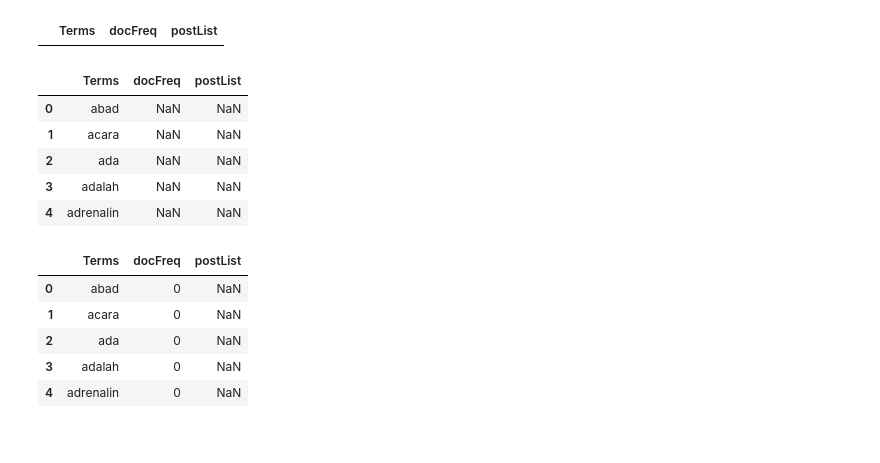
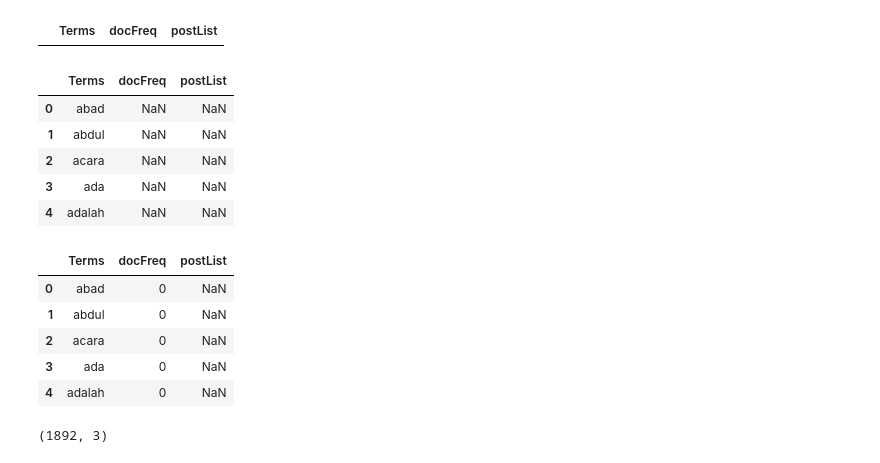
Before and after one commit to lenocahya/ir_wisata_semarang, a Jupyter notebook: index.ipynb, the cells around one changed output. Saved outputs shown, nothing was run; the diff lists cells and outputs as text; code cells hidden in the pictures.

```diff
--- a/index.ipynb
+++ b/index.ipynb
@@ -64,0 +15,4 @@ adrenalin            2
+# %%
+url = "https://raw.githubusercontent.com/lenocahya/ir_wisata_semarang/main/crawl_wisata.csv"
+df = pd.read_csv(url)
+df.head()
@@ -95,12 +56,12 @@ df_doc.head()
 # %% [markdown]
 **Menambahkan nilai ID dokumen dari lokasi kata ditemukan berdasarkan letak kata pada dokumen ke-n, n=index**
 # %%
-df_term = pd.DataFrame(columns = ["Terms","DocID"])
+df_term = pd.DataFrame(columns = ["Term","DocID"])
 
 size = df_doc.shape[0]
 for index in range(size):
     row = df_doc['document'].iloc[index]
 
-    for item in row:
-        df_term = df_term.append({"Terms":item,"DocID":index}, ignore_index=True)
+    for kata in row:
+        df_term = df_term.append({"Term":kata,"DocID":index}, ignore_index=True)
 # %%
@@ -126,6 +87,6 @@ df_term.shape
 # %% [markdown]
 **Mengurutkan Term berdasar alfabetnya**
 # %%
-df_term_sorted = df_term.sort_values(by="Terms")
-df_term_sorted.head(20)
+df_term_sorted = df_term.sort_values(by="Term")
+df_term_sorted.head(10)
 # %% [output]
@@ -160,18 +119,18 @@ df_invertedindex
 # %% [output]
 |  | Terms | docFreq | postList |
 # %%
-# Memasukkan daftar term
+# Memasukkan daftar term yang unique atau menggabungkan term yang sama menjadi 1
 size = df_term_sorted.shape[0]
-df_invertedindex['Terms'] = df_term_sorted['Terms'].unique()
+df_invertedindex['Terms'] = df_term_sorted['Term'].unique()
 
 df_invertedindex.head()
 # %% [output]
 |  | Terms | docFreq | postList |
 | 0 | abad | NaN | NaN |
-| 1 | acara | NaN | NaN |
-| 2 | ada | NaN | NaN |
-| 3 | adalah | NaN | NaN |
-| 4 | adrenalin | NaN | NaN |
+| 1 | abdul | NaN | NaN |
+| 2 | acara | NaN | NaN |
+| 3 | ada | NaN | NaN |
+| 4 | adalah | NaN | NaN |
 # %%
 # inisialisasi nilai
 df_invertedindex["docFreq"]=0
@@ -179,8 +138,12 @@ df_invertedindex.head()
 # %% [output]
 |  | Terms | docFreq | postList |
 | 0 | abad | 0 | NaN |
-| 1 | acara | 0 | NaN |
-| 2 | ada | 0 | NaN |
-| 3 | adalah | 0 | NaN |
-| 4 | adrenalin | 0 | NaN |
+| 1 | abdul | 0 | NaN |
+| 2 | acara | 0 | NaN |
+| 3 | ada | 0 | NaN |
+| 4 | adalah | 0 | NaN |
+# %%
+df_invertedindex.shape
+# %% [output]
+(1892, 3)
 # %%
```
Also changed, not shown: parts of 18 cells of this notebook.
